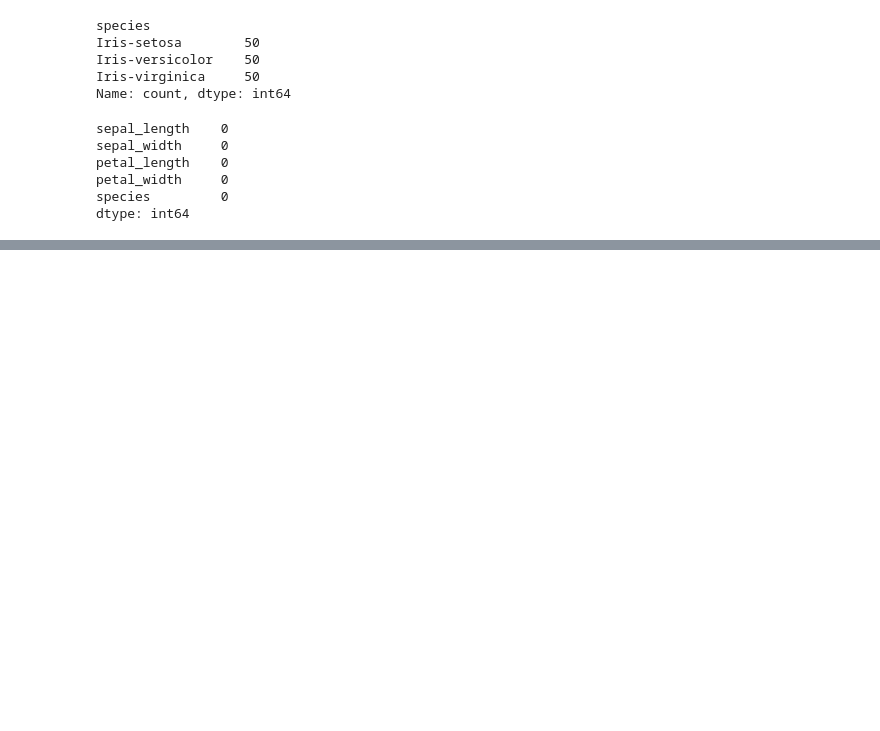
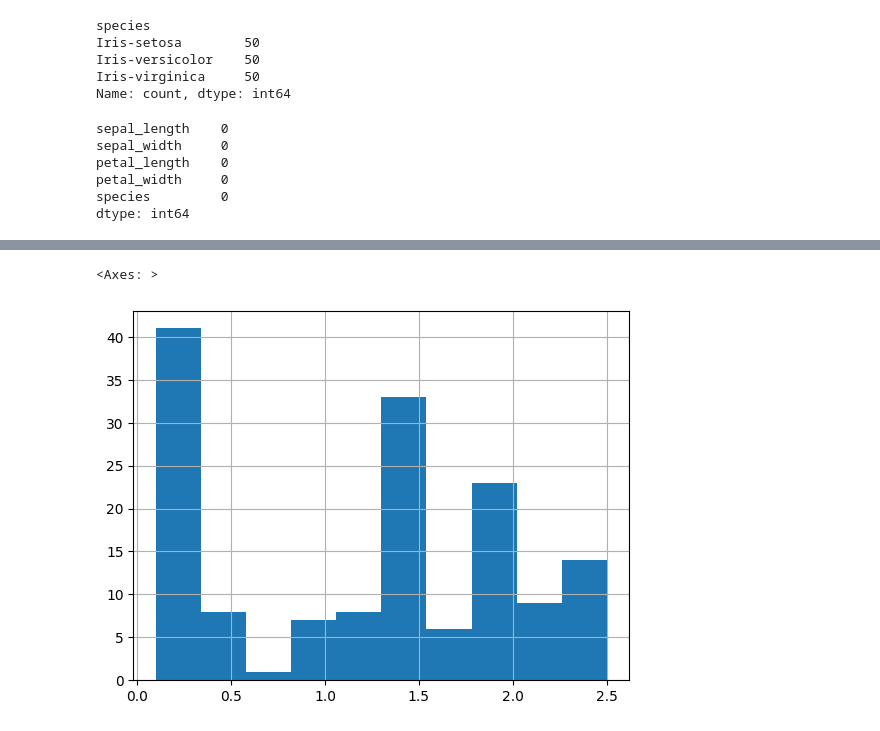
Before and after one commit to bindushahi/CODSOFT-IRIS-FLOWER-CLASSIFICATION, a Jupyter notebook: Iris_Flower_Prediction.ipynb, the cells around one changed output, grey strips where cells are left out. Saved outputs shown, nothing was run; the diff lists cells and outputs as text; code cells hidden in the pictures; blank space fills up the shorter version.

```diff
--- a/Iris_Flower_Prediction.ipynb
+++ b/Iris_Flower_Prediction.ipynb
@@ -172,0 +189,5 @@ dtype: int64
+# %%
+df['petal_width'].hist()
+# %% [output]
+<Axes: >
+[figure, added]
```
Also changed, not shown: parts of 3 cells of this notebook.
